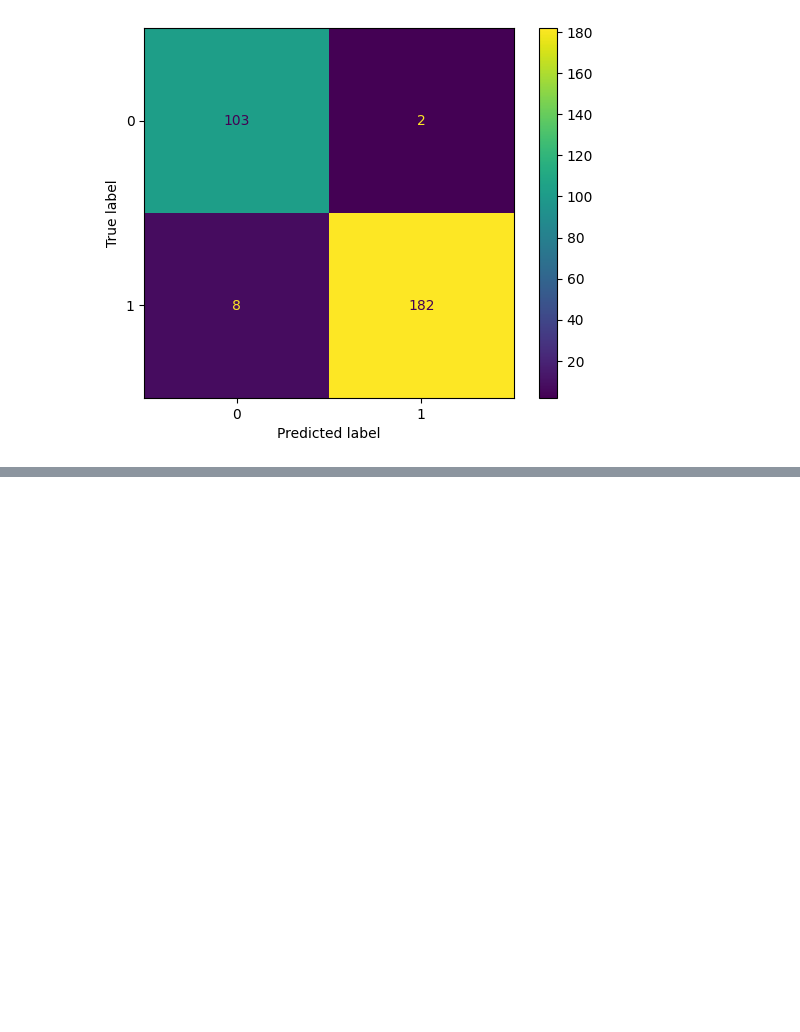
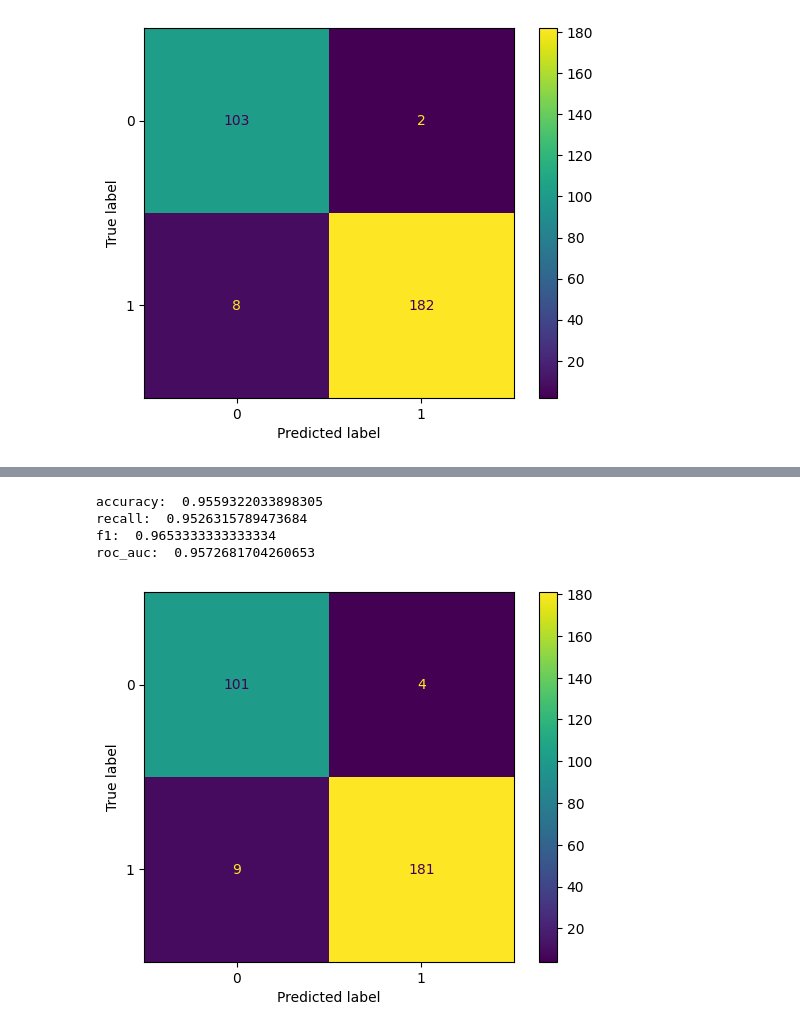
Before and after one commit to karol-pa/Spectra_Classification_Exercises, a Jupyter notebook: exercise.ipynb, the cells around one changed output, grey strips where cells are left out. Cells and saved outputs as stored; diff of their text form; code cells hidden in the pictures; blank space fills up the shorter version.

```diff
--- a/exercise.ipynb
+++ b/exercise.ipynb
@@ -125,0 +193,8 @@ roc_auc:  0.969423558897243
+# %%
+run_XGB_model(X_train_scaled_pca, X_test_scaled_pca, y_train, y_test)
+# %% [output]
+accuracy:  0.9559322033898305
+recall:  0.9526315789473684
+f1:  0.9653333333333334
+roc_auc:  0.9572681704260653
+[figure, added]
```
Also changed, not shown: parts of 12 cells of this notebook.
